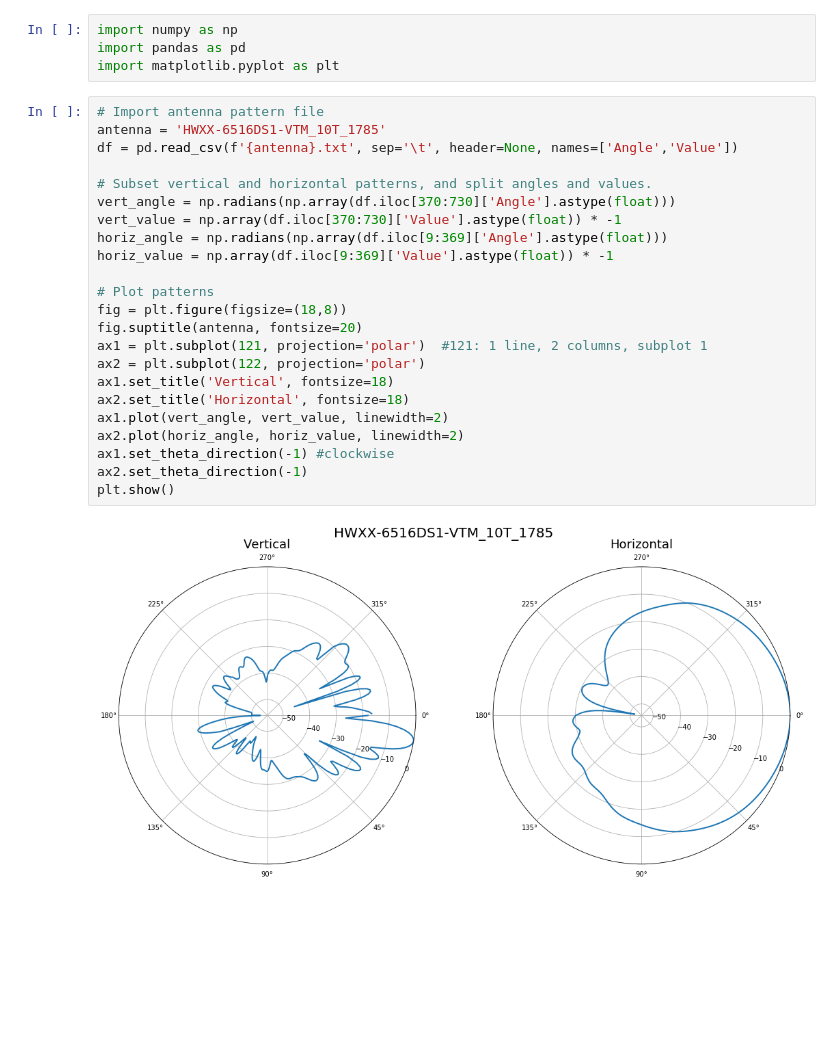
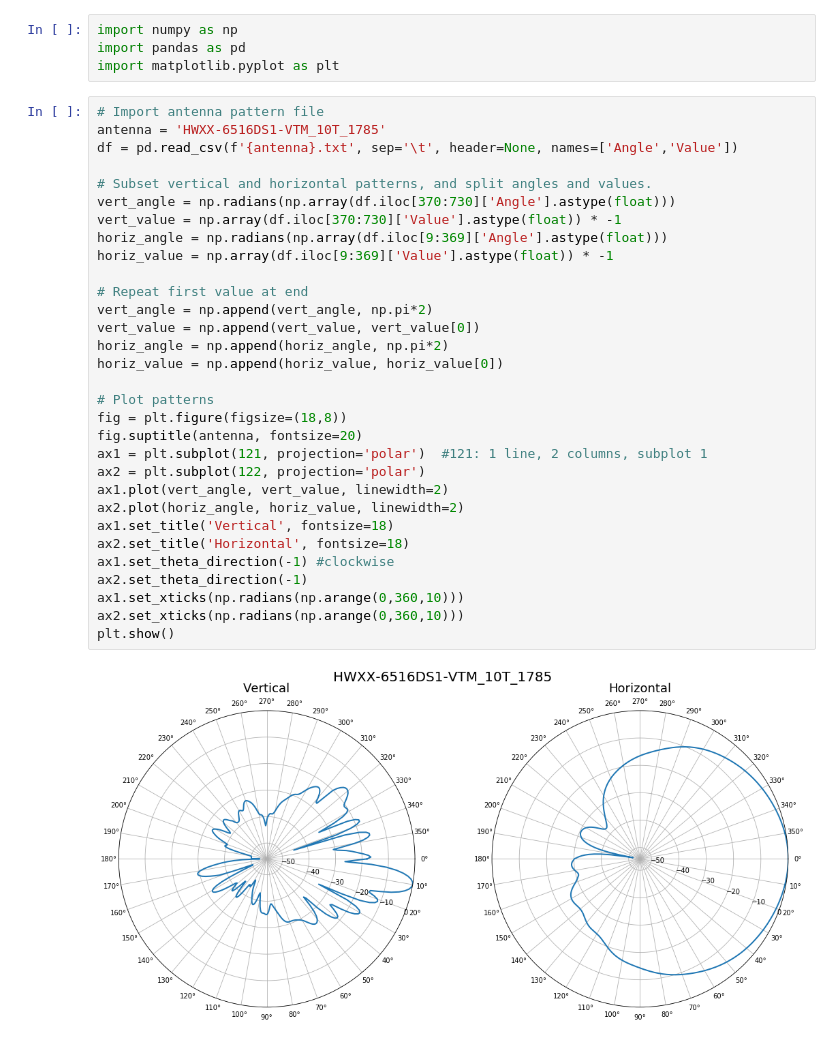
Before and after one commit to RolandJunior/Antenna_Pattern_Viewer, a Jupyter notebook: Planet/Antenna_Pattern_Viewer_Planet.ipynb, the cells around one changed output. Saved outputs shown, nothing was run; the diff lists cells and outputs as text; blank space fills up the shorter version.

```diff
--- a/Planet/Antenna_Pattern_Viewer_Planet.ipynb
+++ b/Planet/Antenna_Pattern_Viewer_Planet.ipynb
@@ -5,25 +5,33 @@ import matplotlib.pyplot as plt
 # %%
 # Import antenna pattern file
 antenna = 'HWXX-6516DS1-VTM_10T_1785'
 df = pd.read_csv(f'{antenna}.txt', sep='\t', header=None, names=['Angle','Value'])
 
 # Subset vertical and horizontal patterns, and split angles and values.
 vert_angle = np.radians(np.array(df.iloc[370:730]['Angle'].astype(float)))
 vert_value = np.array(df.iloc[370:730]['Value'].astype(float)) * -1
 horiz_angle = np.radians(np.array(df.iloc[9:369]['Angle'].astype(float)))
 horiz_value = np.array(df.iloc[9:369]['Value'].astype(float)) * -1
 
+# Repeat first value at end
+vert_angle = np.append(vert_angle, np.pi*2)
+vert_value = np.append(vert_value, vert_value[0])
+horiz_angle = np.append(horiz_angle, np.pi*2)
+horiz_value = np.append(horiz_value, horiz_value[0])
+
 # Plot patterns
 fig = plt.figure(figsize=(18,8))
 fig.suptitle(antenna, fontsize=20)
 ax1 = plt.subplot(121, projection='polar')  #121: 1 line, 2 columns, subplot 1
 ax2 = plt.subplot(122, projection='polar')
+ax1.plot(vert_angle, vert_value, linewidth=2)
+ax2.plot(horiz_angle, horiz_value, linewidth=2)
 ax1.set_title('Vertical', fontsize=18)
 ax2.set_title('Horizontal', fontsize=18)
-ax1.plot(vert_angle, vert_value, linewidth=2)
-ax2.plot(horiz_angle, horiz_value, linewidth=2)
 ax1.set_theta_direction(-1) #clockwise
 ax2.set_theta_direction(-1)
+ax1.set_xticks(np.radians(np.arange(0,360,10)))
+ax2.set_xticks(np.radians(np.arange(0,360,10)))
 plt.show()
 # %% [output]
-[figure, old version]
+[figure, new version]
```
